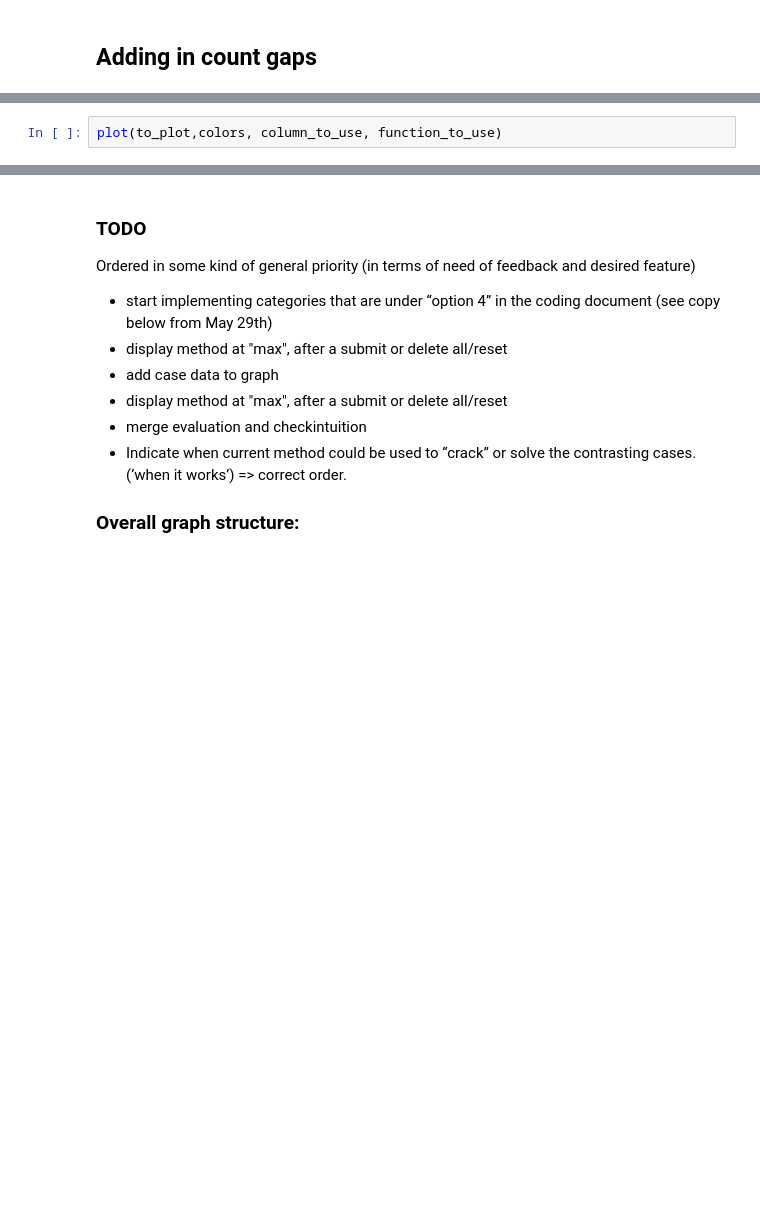
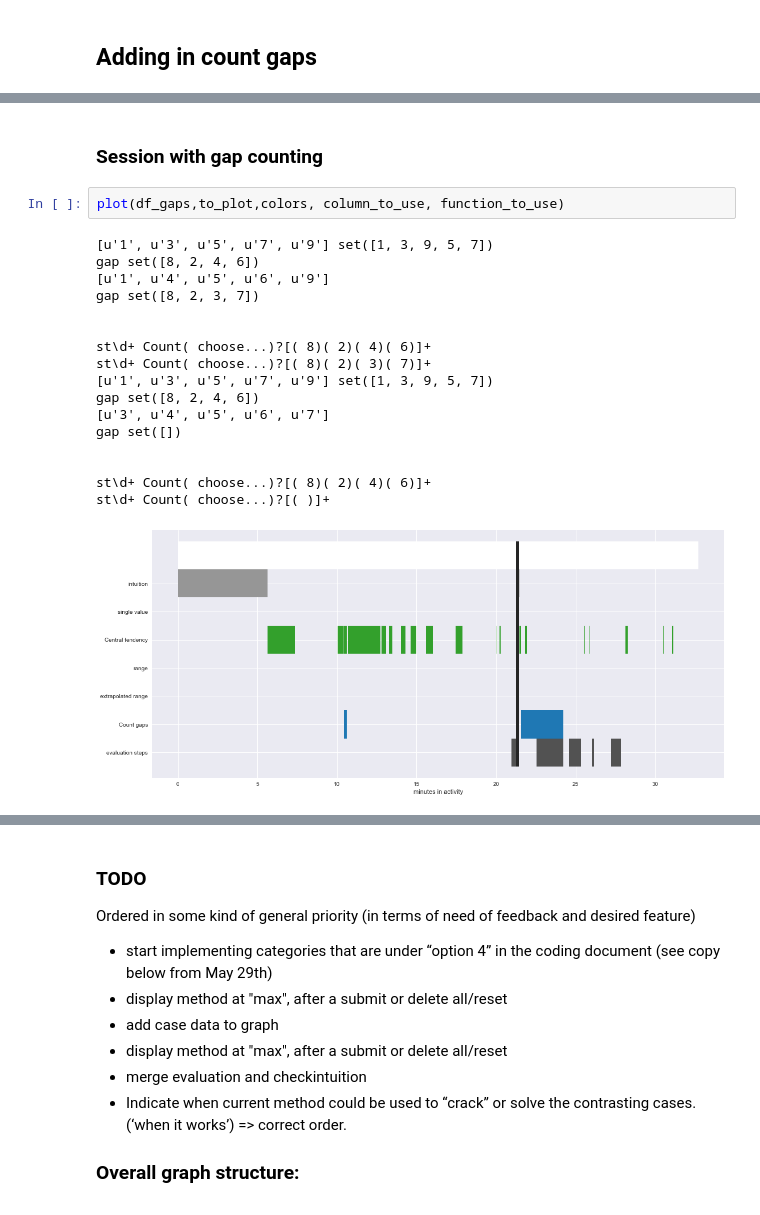
Before and after one commit to sperez8/iLab-viz, a Jupyter notebook: log_visualization_maker.ipynb, the cells around one changed output, grey strips where cells are left out. Saved outputs shown, nothing was run; the diff lists cells and outputs as text; blank space fills up the shorter version.

```diff
--- a/log_visualization_maker.ipynb
+++ b/log_visualization_maker.ipynb
@@ -249,2 +287,22 @@ count_gaps_usage(df_gaps)
+# %% [markdown]
+### Session with gap counting
 # %%
-plot(to_plot,colors, column_to_use, function_to_use)
+plot(df_gaps,to_plot,colors, column_to_use, function_to_use)
+# %% [output]
+[u'1', u'3', u'5', u'7', u'9'] set([1, 3, 9, 5, 7])
+gap set([8, 2, 4, 6])
+[u'1', u'4', u'5', u'6', u'9']
+gap set([8, 2, 3, 7])
+
+
+st\d+ Count( choose...)?[( 8)( 2)( 4)( 6)]+
+st\d+ Count( choose...)?[( 8)( 2)( 3)( 7)]+
+[u'1', u'3', u'5', u'7', u'9'] set([1, 3, 9, 5, 7])
+gap set([8, 2, 4, 6])
+[u'3', u'4', u'5', u'6', u'7']
+gap set([])
+
+
+st\d+ Count( choose...)?[( 8)( 2)( 4)( 6)]+
+st\d+ Count( choose...)?[( )]+
+[figure, added]
```
Also changed, not shown: parts of 12 cells of this notebook.
